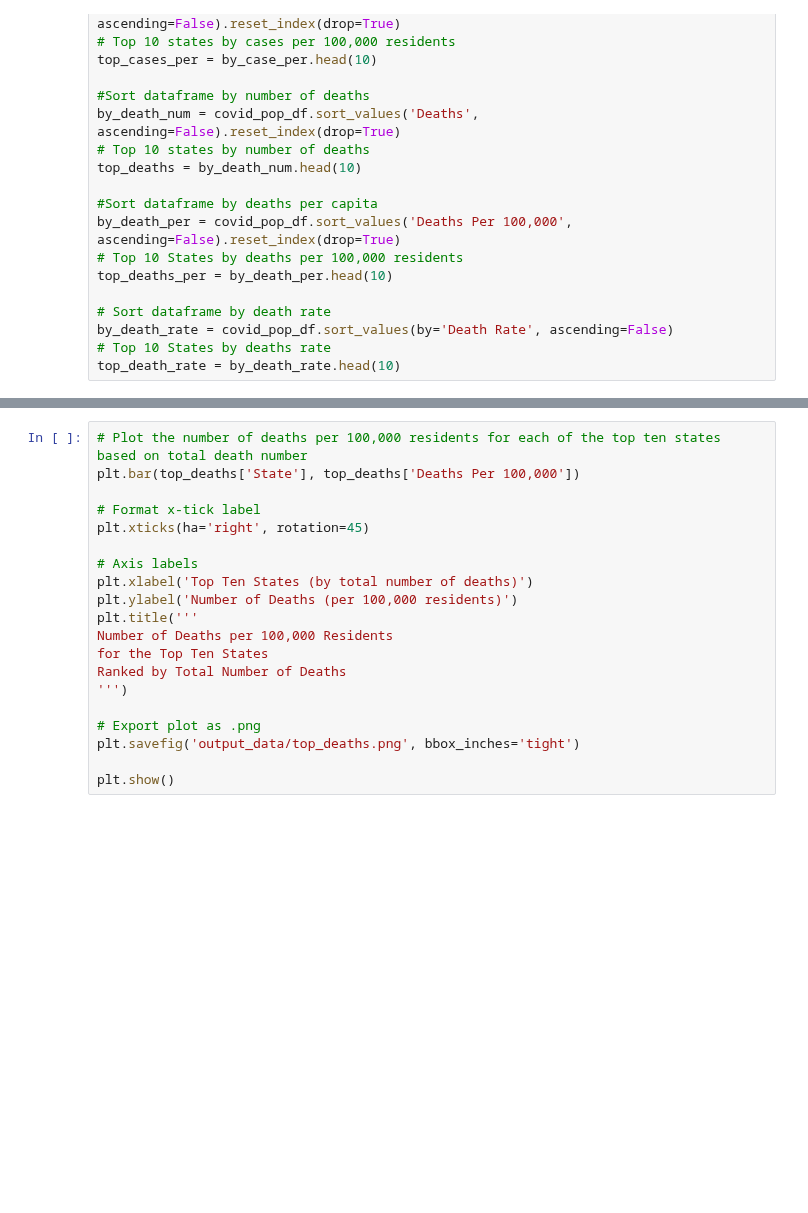
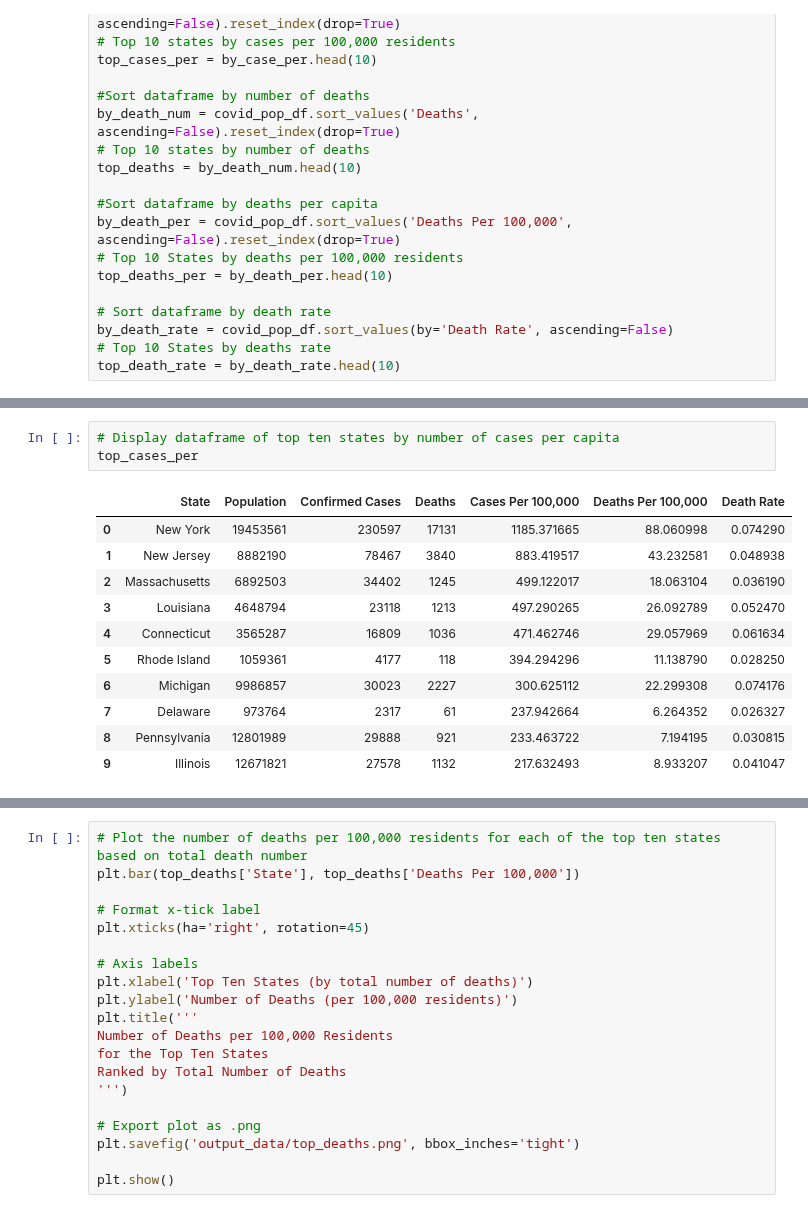
Before and after one commit to aaronrotman/project-one, a Jupyter notebook: analysis.ipynb, the cells around one changed output, grey strips where cells are left out. Drawn from its saved outputs; the diff is of its cells as text; blank space fills up the shorter version.

```diff
--- a/analysis.ipynb
+++ b/analysis.ipynb
@@ -110,0 +127,15 @@ top_death_rate = by_death_rate.head(10)
+# %%
+# Display dataframe of top ten states by number of cases per capita
+top_cases_per
+# %% [output]
+|  | State | Population | Confirmed Cases | Deaths | Cases Per 100,000 | Deaths Per 100,000 | Death Rate |
+| 0 | New York | 19453561 | 230597 | 17131 | 1185.371665 | 88.060998 | 0.074290 |
+| 1 | New Jersey | 8882190 | 78467 | 3840 | 883.419517 | 43.232581 | 0.048938 |
+| 2 | Massachusetts | 6892503 | 34402 | 1245 | 499.122017 | 18.063104 | 0.036190 |
+| 3 | Louisiana | 4648794 | 23118 | 1213 | 497.290265 | 26.092789 | 0.052470 |
+| 4 | Connecticut | 3565287 | 16809 | 1036 | 471.462746 | 29.057969 | 0.061634 |
+| 5 | Rhode Island | 1059361 | 4177 | 118 | 394.294296 | 11.138790 | 0.028250 |
+| 6 | Michigan | 9986857 | 30023 | 2227 | 300.625112 | 22.299308 | 0.074176 |
+| 7 | Delaware | 973764 | 2317 | 61 | 237.942664 | 6.264352 | 0.026327 |
+| 8 | Pennsylvania | 12801989 | 29888 | 921 | 233.463722 | 7.194195 | 0.030815 |
+| 9 | Illinois | 12671821 | 27578 | 1132 | 217.632493 | 8.933207 | 0.041047 |
```
Also changed, not shown: parts of 5 cells of this notebook, 1 other file.
